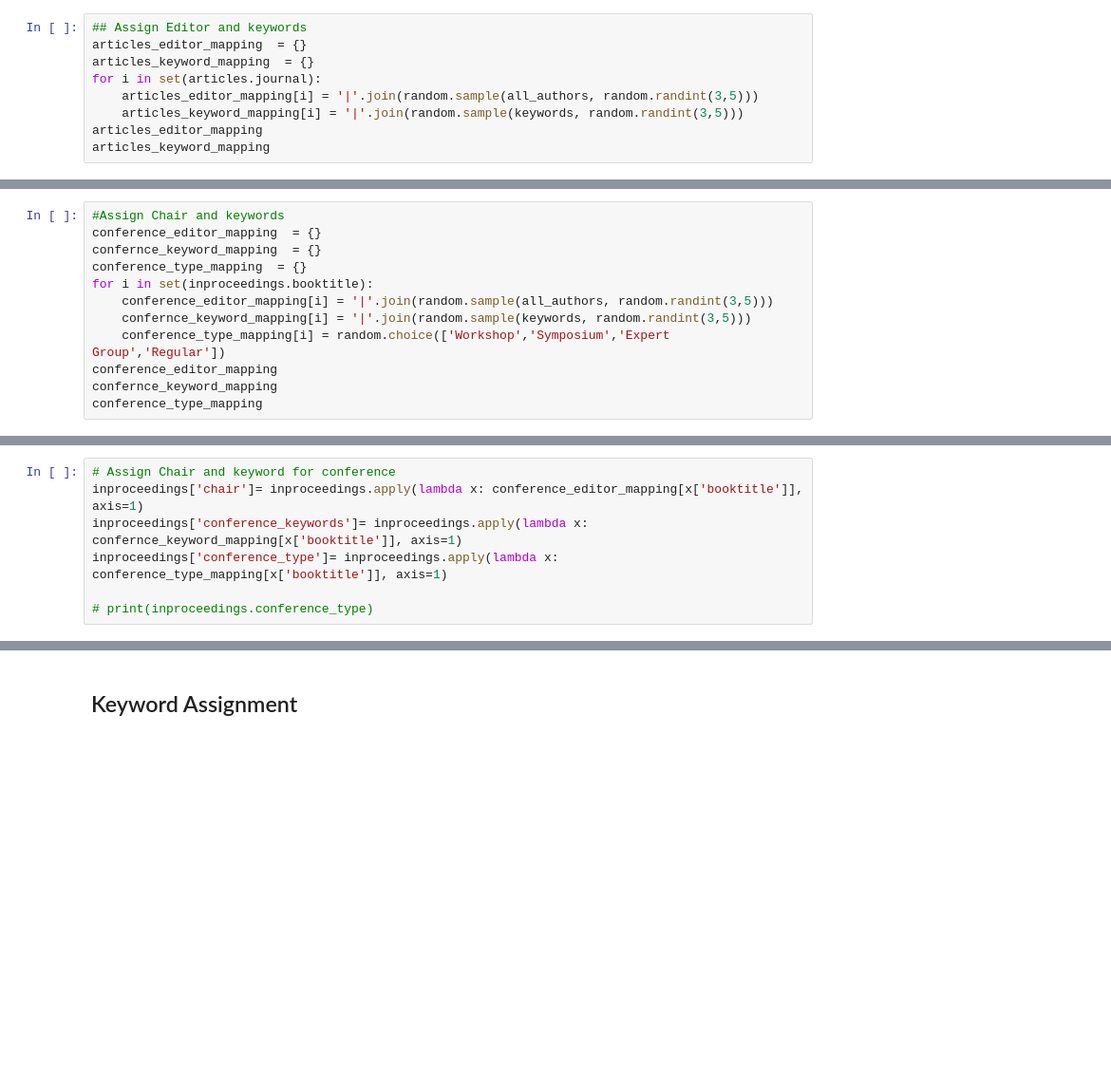
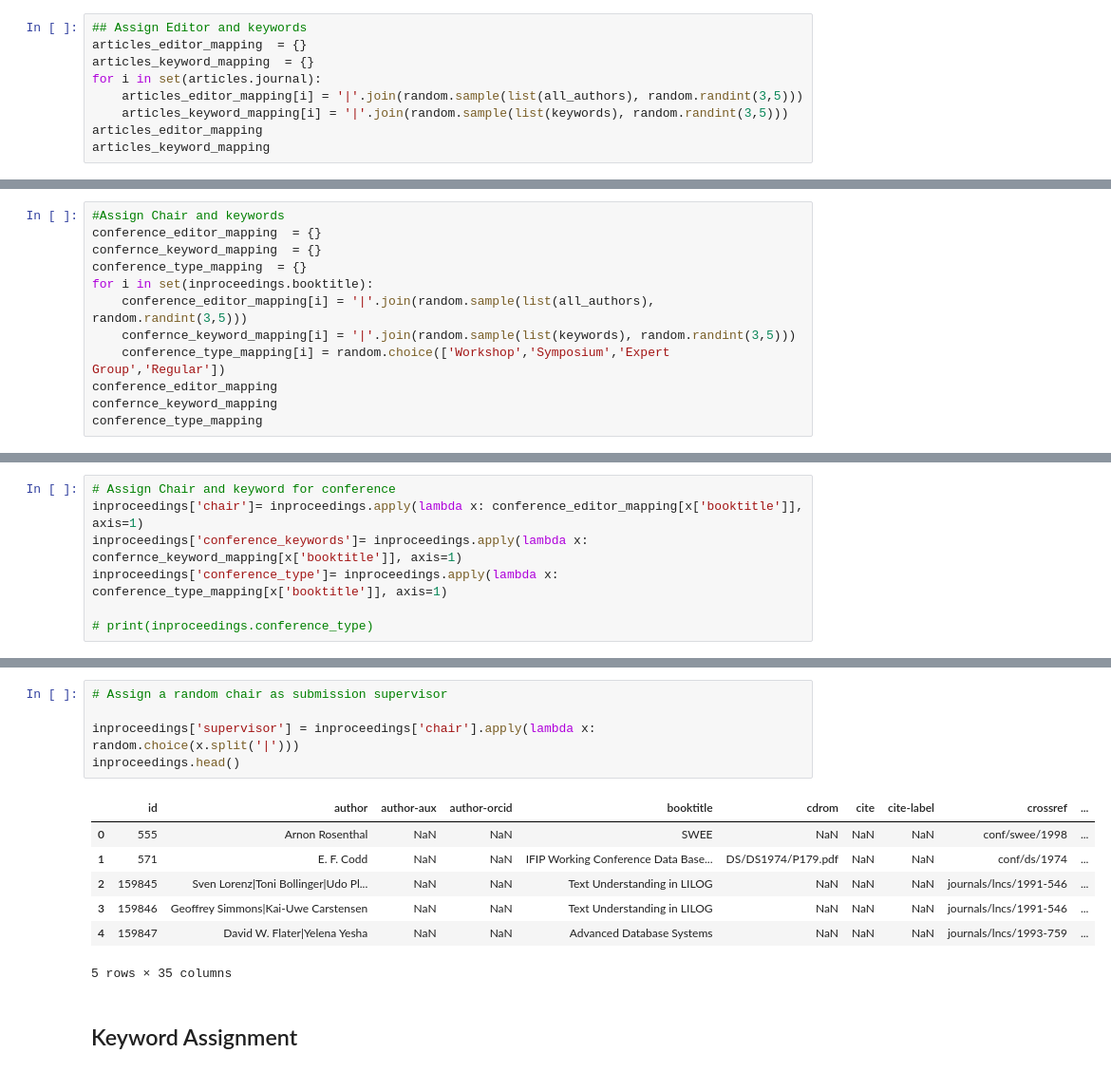
Before and after one commit to prashant3167/knowledgegraph, a Jupyter notebook: preprocess.ipynb, the cells around one changed output, grey strips where cells are left out. Shown at 95% size. Cells and saved outputs as stored; diff of their text form; blank space fills up the shorter version.

```diff
--- a/preprocess.ipynb
+++ b/preprocess.ipynb
@@ -145,8 +139,8 @@ articles
 articles_editor_mapping  = {}
 articles_keyword_mapping  = {}
 for i in set(articles.journal):
-    articles_editor_mapping[i] = '|'.join(random.sample(all_authors, random.randint(3,5)))
-    articles_keyword_mapping[i] = '|'.join(random.sample(keywords, random.randint(3,5)))
+    articles_editor_mapping[i] = '|'.join(random.sample(list(all_authors), random.randint(3,5)))
+    articles_keyword_mapping[i] = '|'.join(random.sample(list(keywords), random.randint(3,5)))
 articles_editor_mapping
 articles_keyword_mapping
 # %% [output]
@@ -177,8 +169,8 @@ conference_editor_mapping  = {}
 confernce_keyword_mapping  = {}
 conference_type_mapping  = {}
 for i in set(inproceedings.booktitle):
-    conference_editor_mapping[i] = '|'.join(random.sample(all_authors, random.randint(3,5)))
-    confernce_keyword_mapping[i] = '|'.join(random.sample(keywords, random.randint(3,5)))
+    conference_editor_mapping[i] = '|'.join(random.sample(list(all_authors), random.randint(3,5)))
+    confernce_keyword_mapping[i] = '|'.join(random.sample(list(keywords), random.randint(3,5)))
     conference_type_mapping[i] = random.choice(['Workshop','Symposium','Expert Group','Regular'])
 conference_editor_mapping
 confernce_keyword_mapping
@@ -219,3 +222,16 @@ inproceedings['conference_type']= inproceedings.apply(lambda x: conference_type_
+# %%
+# Assign a random chair as submission supervisor
+
+inproceedings['supervisor'] = inproceedings['chair'].apply(lambda x: random.choice(x.split('|')))
+inproceedings.head()
+# %% [output]
+|  | id | author | author-aux | author-orcid | booktitle | cdrom | cite | cite-label | crossref | ... |
+| 0 | 555 | Arnon Rosenthal | NaN | NaN | SWEE | NaN | NaN | NaN | conf/swee/1998 | ... |
+| 1 | 571 | E. F. Codd | NaN | NaN | IFIP Working Conference Data Base... | DS/DS1974/P179.pdf | NaN | NaN | conf/ds/1974 | ... |
+| 2 | 159845 | Sven Lorenz|Toni Bollinger|Udo Pl... | NaN | NaN | Text Understanding in LILOG | NaN | NaN | NaN | journals/lncs/1991-546 | ... |
+| 3 | 159846 | Geoffrey Simmons|Kai-Uwe Carstensen | NaN | NaN | Text Understanding in LILOG | NaN | NaN | NaN | journals/lncs/1991-546 | ... |
+| 4 | 159847 | David W. Flater|Yelena Yesha | NaN | NaN | Advanced Database Systems | NaN | NaN | NaN | journals/lncs/1993-759 | ... |
+5 rows × 35 columns
 # %% [markdown]
 ## Keyword Assignment
 # %%
```
Also changed, not shown: parts of 9 cells of this notebook, 5 other files.
